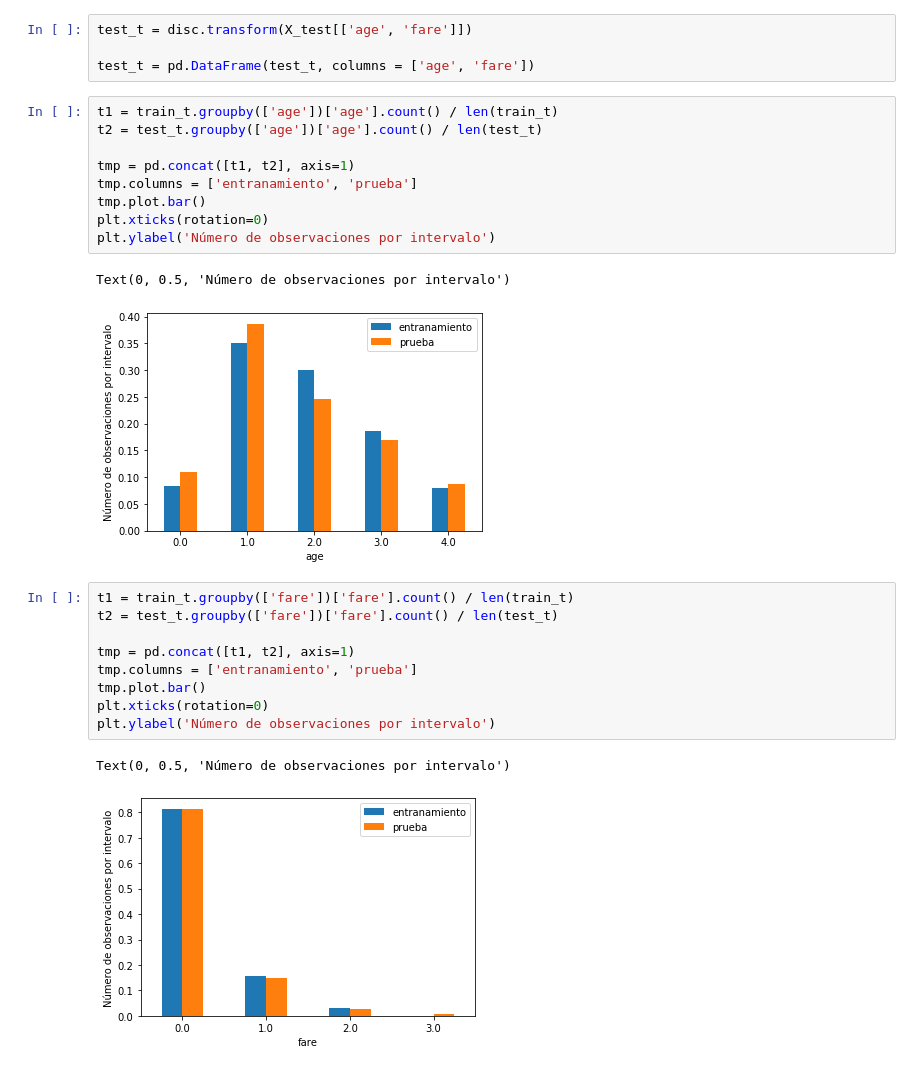
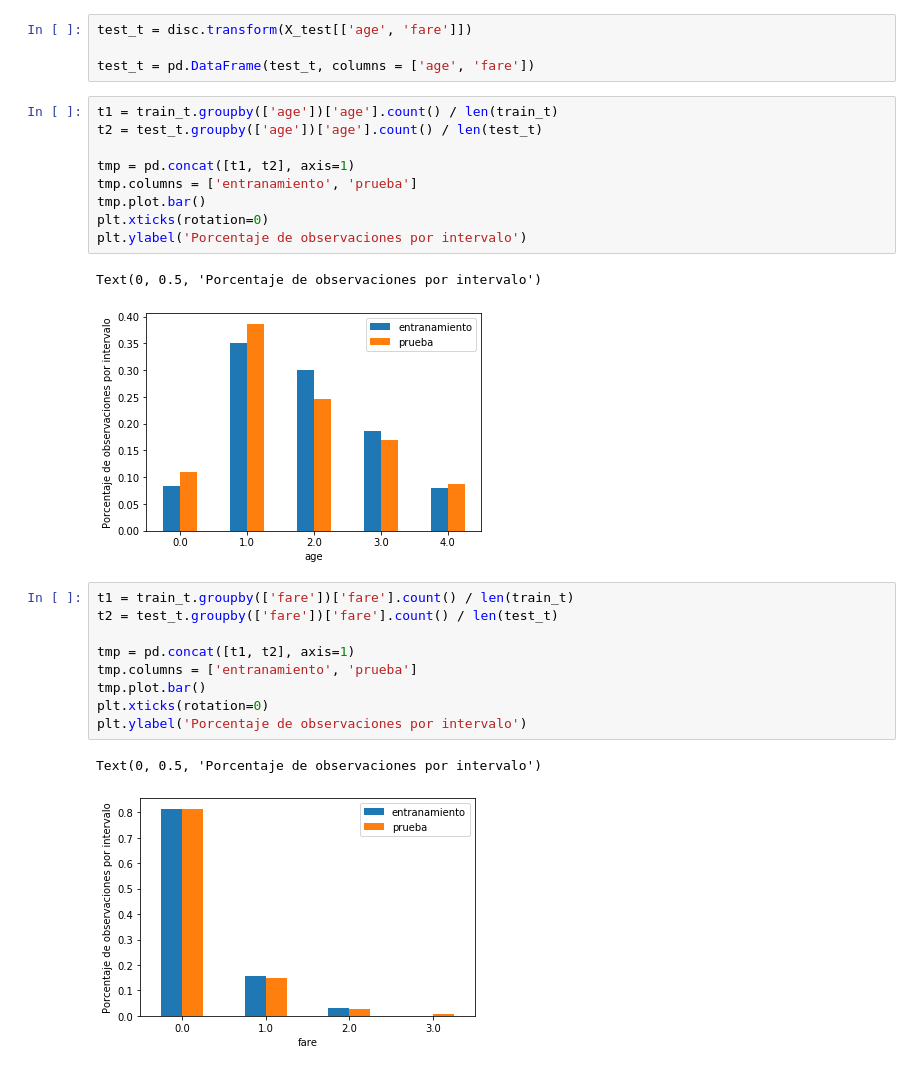
Before and after one commit to solegalli/ingenieria-de-variables, a Jupyter notebook: Section-08-Discretizacion/08.03-Discretizacion-con-kmedias.ipynb, the cells around one changed output. Saved outputs shown, nothing was run; the diff lists cells and outputs as text.

```diff
--- a/Section-08-Discretizacion/08.03-Discretizacion-con-kmedias.ipynb
+++ b/Section-08-Discretizacion/08.03-Discretizacion-con-kmedias.ipynb
@@ -141,15 +141,15 @@ test_t = pd.DataFrame(test_t, columns = ['age', 'fare'])
 # %%
 t1 = train_t.groupby(['age'])['age'].count() / len(train_t)
 t2 = test_t.groupby(['age'])['age'].count() / len(test_t)
 
 tmp = pd.concat([t1, t2], axis=1)
 tmp.columns = ['entranamiento', 'prueba']
 tmp.plot.bar()
 plt.xticks(rotation=0)
-plt.ylabel('Número de observaciones por intervalo')
+plt.ylabel('Porcentaje de observaciones por intervalo')
 # %% [output]
-Text(0, 0.5, 'Número de observaciones por intervalo')
+Text(0, 0.5, 'Porcentaje de observaciones por intervalo')
-[figure, old version]
+[figure, new version]
 # %%
 t1 = train_t.groupby(['fare'])['fare'].count() / len(train_t)
 t2 = test_t.groupby(['fare'])['fare'].count() / len(test_t)
@@ -158,7 +158,7 @@ tmp = pd.concat([t1, t2], axis=1)
 tmp.columns = ['entranamiento', 'prueba']
 tmp.plot.bar()
 plt.xticks(rotation=0)
-plt.ylabel('Número de observaciones por intervalo')
+plt.ylabel('Porcentaje de observaciones por intervalo')
 # %% [output]
-Text(0, 0.5, 'Número de observaciones por intervalo')
+Text(0, 0.5, 'Porcentaje de observaciones por intervalo')
-[figure, old version]
+[figure, new version]
```
Also changed, not shown: 8 other files.
